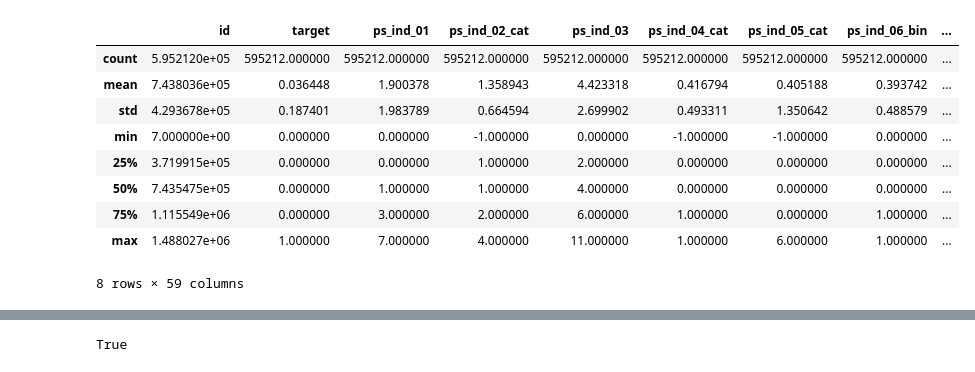
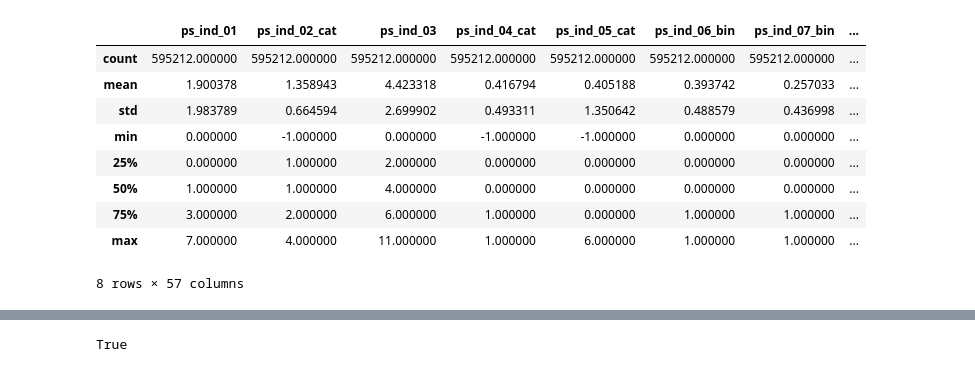
Before and after one commit to altierispeixoto/kaggle-projects, a Jupyter notebook: porto-seguro/safe-driver-prediction.ipynb, the cells around one changed output, grey strips where cells are left out. Cells and saved outputs as stored; diff of their text form; code cells hidden in the pictures.

```diff
--- a/porto-seguro/safe-driver-prediction.ipynb
+++ b/porto-seguro/safe-driver-prediction.ipynb
@@ -21,0 +16,6 @@ O conjunto de dados de tem 595212 pontos com 59 variáveis em cada.
+# %%
+# Executar o conjunto de dados de imóveis de Boston
+train_data = pd.read_csv('../../data/train.csv')
+
+# Êxito
+print("O conjunto de dados de tem {} pontos com {} variáveis em cada.".format(*train_data.shape))
@@ -21,0 +30,9 @@ O conjunto de dados de tem 595212 pontos com 59 variáveis em cada.
+# %%
+# Produza uma matriz de dispersão para cada um dos pares de atributos dos dados
+#pd.scatter_matrix(data, alpha = 0.3, figsize = (18,12), diagonal = 'kde');
+
+train_target = train_data.pop('target')
+train_ids = train_data.pop('id')
+train_data
+
+train_data.head()
@@ -22,13 +47,13 @@ O conjunto de dados de tem 595212 pontos com 59 variáveis em cada.
 # %%
-display(data.describe())
+display(train_data.describe())
 # %% [output]
-|  | id | target | ps_ind_01 | ps_ind_02_cat | ps_ind_03 | ps_ind_04_cat | ps_ind_05_cat | ps_ind_06_bin | ... |
-| count | 5.952120e+05 | 595212.000000 | 595212.000000 | 595212.000000 | 595212.000000 | 595212.000000 | 595212.000000 | 595212.000000 | ... |
-| mean | 7.438036e+05 | 0.036448 | 1.900378 | 1.358943 | 4.423318 | 0.416794 | 0.405188 | 0.393742 | ... |
-| std | 4.293678e+05 | 0.187401 | 1.983789 | 0.664594 | 2.699902 | 0.493311 | 1.350642 | 0.488579 | ... |
-| min | 7.000000e+00 | 0.000000 | 0.000000 | -1.000000 | 0.000000 | -1.000000 | -1.000000 | 0.000000 | ... |
-| 25% | 3.719915e+05 | 0.000000 | 0.000000 | 1.000000 | 2.000000 | 0.000000 | 0.000000 | 0.000000 | ... |
-| 50% | 7.435475e+05 | 0.000000 | 1.000000 | 1.000000 | 4.000000 | 0.000000 | 0.000000 | 0.000000 | ... |
-| 75% | 1.115549e+06 | 0.000000 | 3.000000 | 2.000000 | 6.000000 | 1.000000 | 0.000000 | 1.000000 | ... |
-| max | 1.488027e+06 | 1.000000 | 7.000000 | 4.000000 | 11.000000 | 1.000000 | 6.000000 | 1.000000 | ... |
+|  | ps_ind_01 | ps_ind_02_cat | ps_ind_03 | ps_ind_04_cat | ps_ind_05_cat | ps_ind_06_bin | ps_ind_07_bin | ... |
+| count | 595212.000000 | 595212.000000 | 595212.000000 | 595212.000000 | 595212.000000 | 595212.000000 | 595212.000000 | ... |
+| mean | 1.900378 | 1.358943 | 4.423318 | 0.416794 | 0.405188 | 0.393742 | 0.257033 | ... |
+| std | 1.983789 | 0.664594 | 2.699902 | 0.493311 | 1.350642 | 0.488579 | 0.436998 | ... |
+| min | 0.000000 | -1.000000 | 0.000000 | -1.000000 | -1.000000 | 0.000000 | 0.000000 | ... |
+| 25% | 0.000000 | 1.000000 | 2.000000 | 0.000000 | 0.000000 | 0.000000 | 0.000000 | ... |
+| 50% | 1.000000 | 1.000000 | 4.000000 | 0.000000 | 0.000000 | 0.000000 | 0.000000 | ... |
+| 75% | 3.000000 | 2.000000 | 6.000000 | 1.000000 | 0.000000 | 1.000000 | 1.000000 | ... |
+| max | 7.000000 | 4.000000 | 11.000000 | 1.000000 | 6.000000 | 1.000000 | 1.000000 | ... |
-8 rows × 59 columns
+8 rows × 57 columns
```
Also changed, not shown: parts of 24 cells of this notebook.
